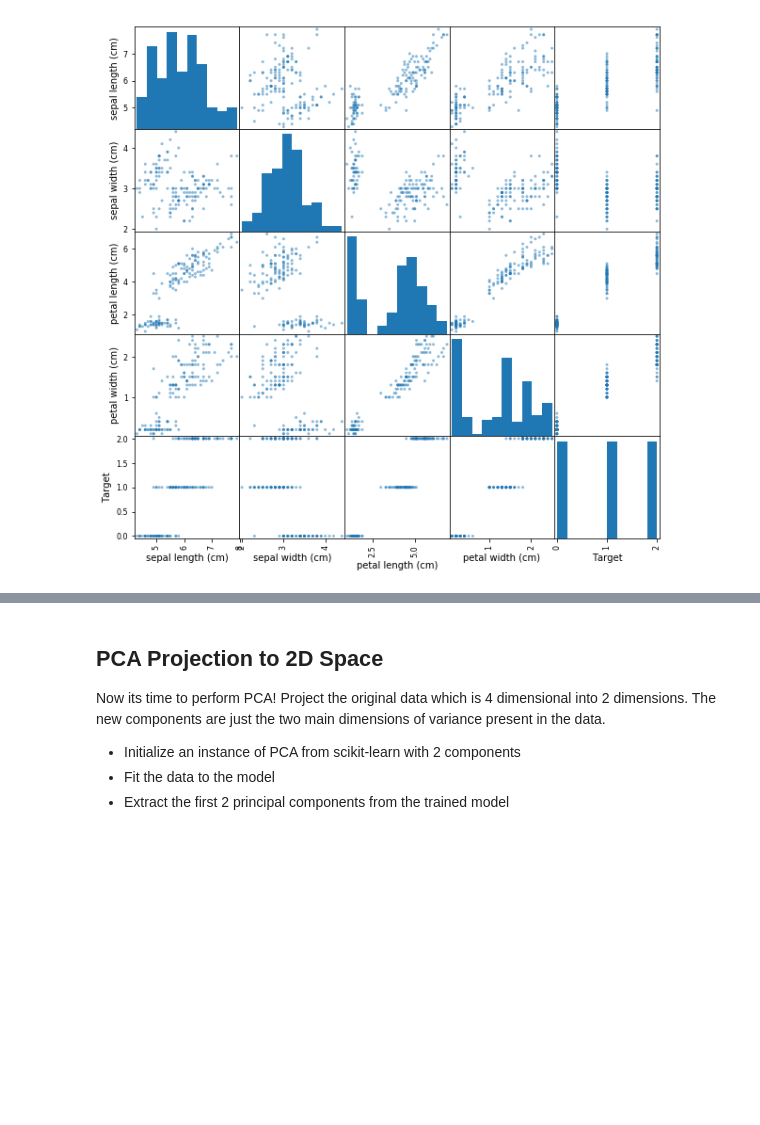
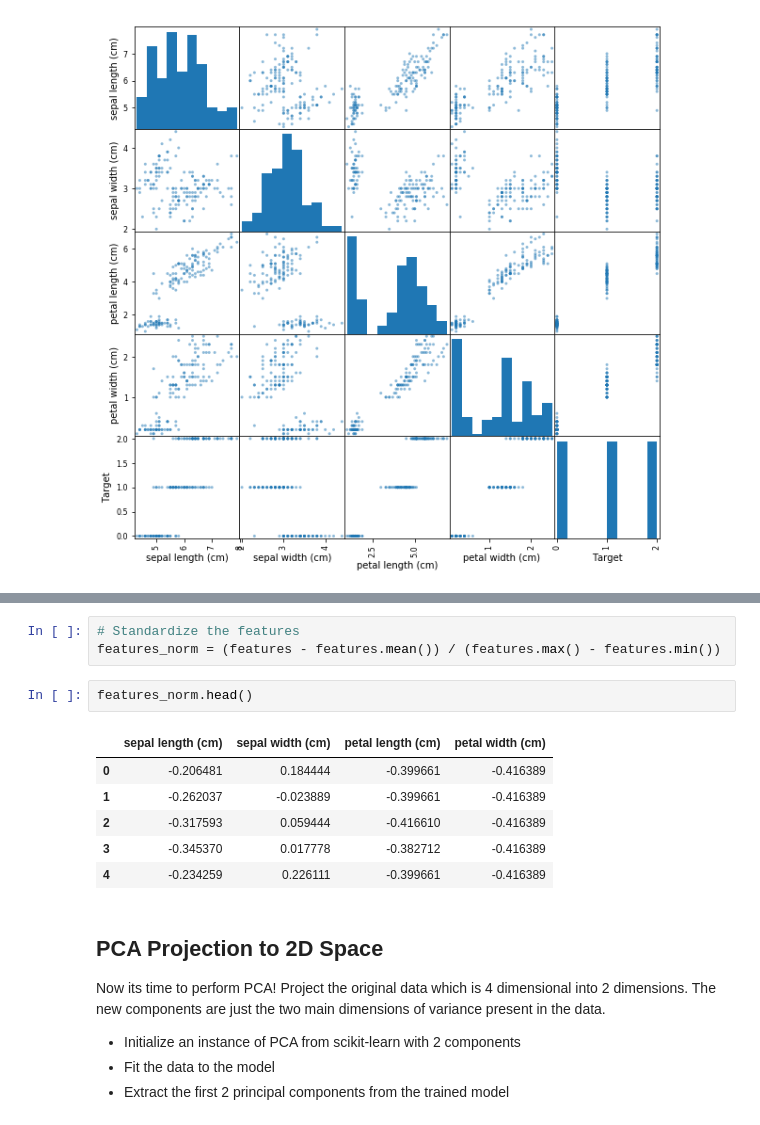
Before and after one commit to giorosati/dsc-3-34-06-performing-principle-component-analysis-online-ds-pt-100118, a Jupyter notebook: index.ipynb, the cells around one changed output, grey strips where cells are left out. Cells and saved outputs as stored; diff of their text form; blank space fills up the shorter version.

```diff
--- a/index.ipynb
+++ b/index.ipynb
@@ -60,3 +73,15 @@ pd.plotting.scatter_matrix(df, figsize=(10,10));
+# %%
+# Standardize the features
+features_norm = (features - features.mean()) / (features.max() - features.min())
+# %%
+features_norm.head()
+# %% [output]
+|  | sepal length (cm) | sepal width (cm) | petal length (cm) | petal width (cm) |
+| 0 | -0.206481 | 0.184444 | -0.399661 | -0.416389 |
+| 1 | -0.262037 | -0.023889 | -0.399661 | -0.416389 |
+| 2 | -0.317593 | 0.059444 | -0.416610 | -0.416389 |
+| 3 | -0.345370 | 0.017778 | -0.382712 | -0.416389 |
+| 4 | -0.234259 | 0.226111 | -0.399661 | -0.416389 |
 # %% [markdown]
 ## PCA Projection to 2D Space
 
```
Also changed, not shown: parts of 20 cells of this notebook.
